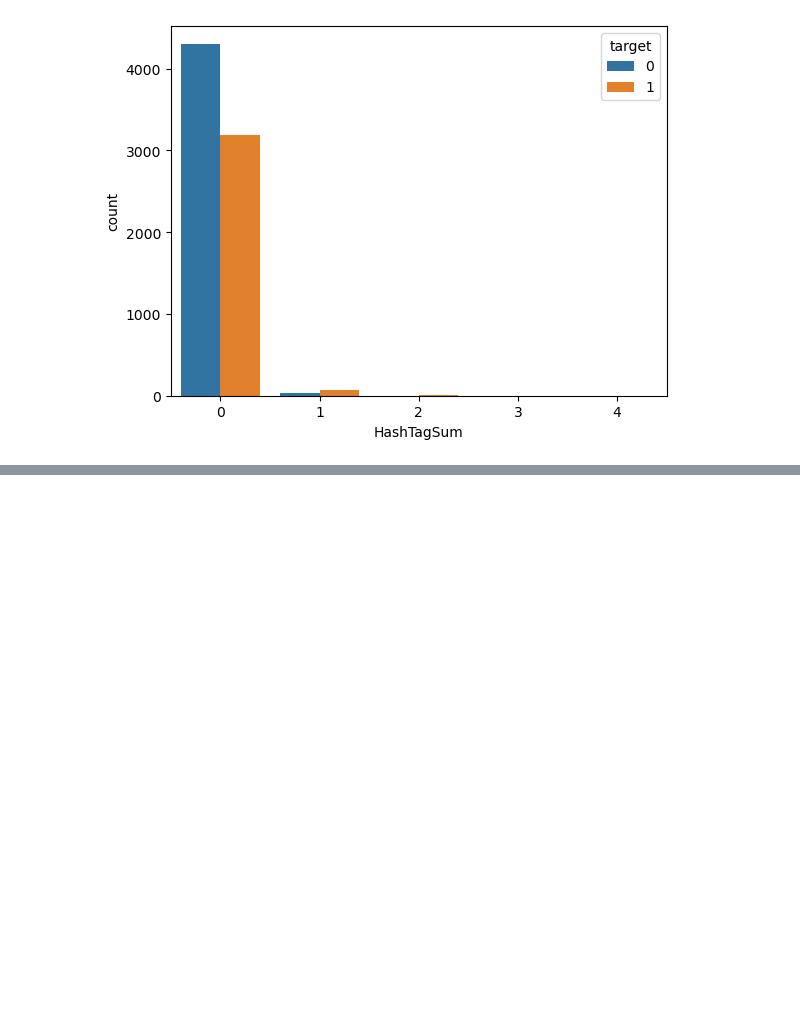
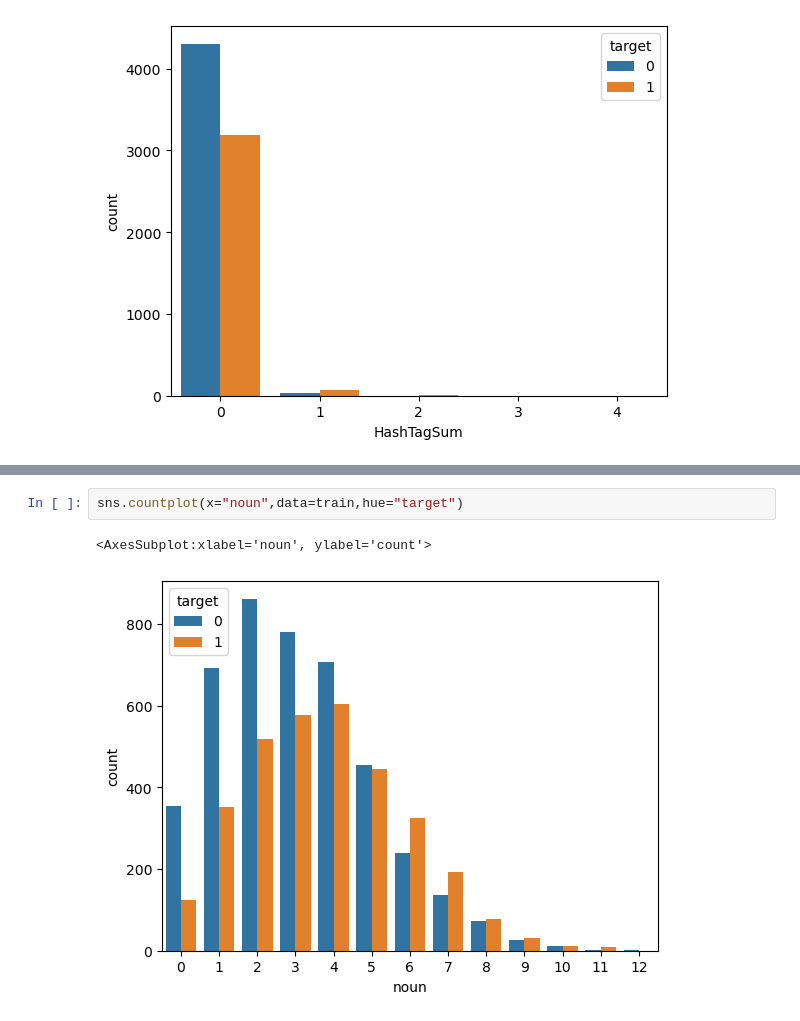
Before and after one commit to Akb-25/Natural-Disaster-Prediction-Kaggle, a Jupyter notebook: work.ipynb, the cells around one changed output, grey strips where cells are left out. Saved outputs shown, nothing was run; the diff lists cells and outputs as text; blank space fills up the shorter version.

```diff
--- a/work.ipynb
+++ b/work.ipynb
@@ -641,0 +649,5 @@ from sklearn.feature_extraction.text import CountVectorizer
+# %%
+sns.countplot(x="noun",data=train,hue="target")
+# %% [output]
+<AxesSubplot:xlabel='noun', ylabel='count'>
+[figure, added]
```
Also changed, not shown: parts of 17 cells of this notebook.
